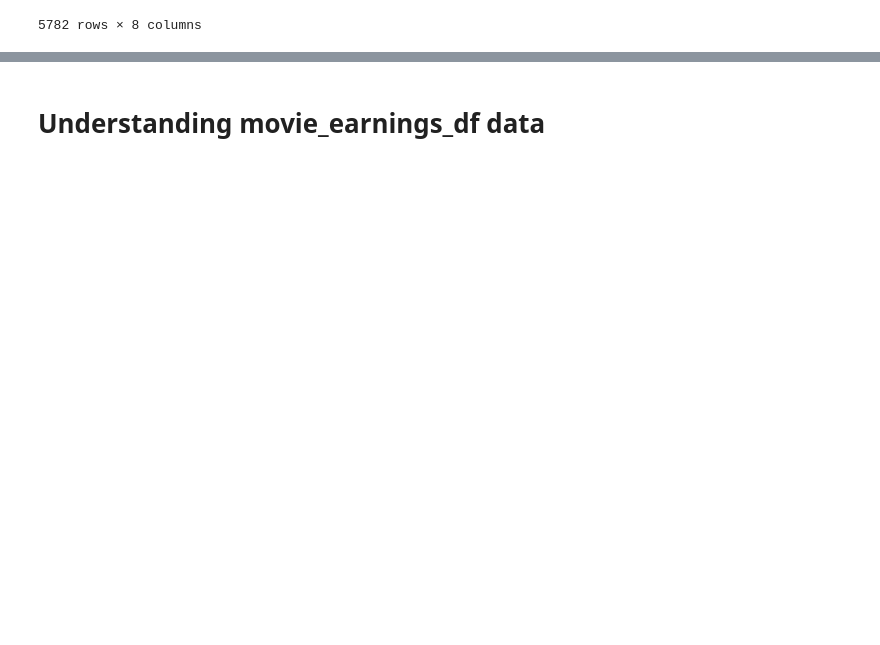
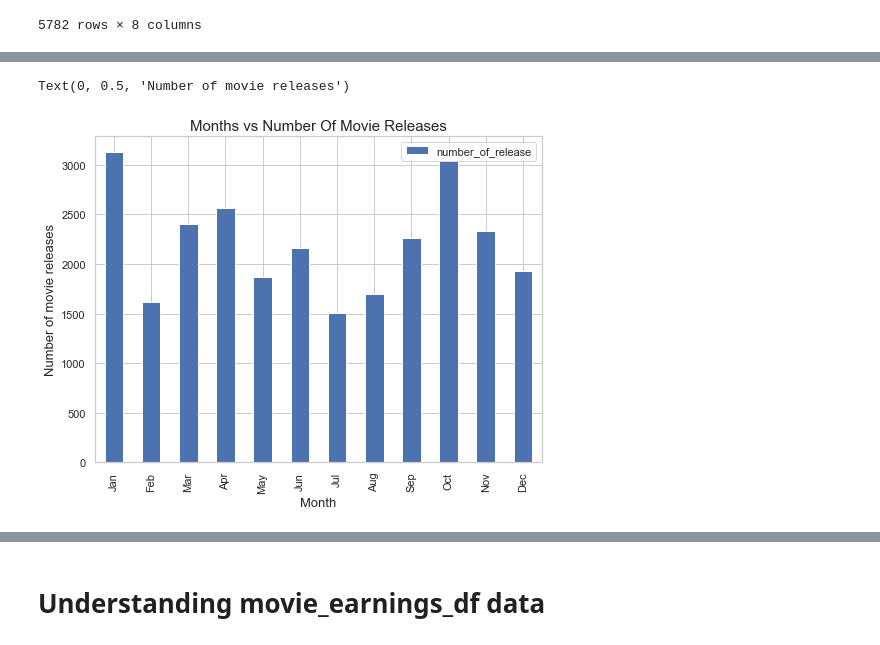
Before and after one commit to WendyMwiti/microsoft_movie_analysis, a Jupyter notebook: zippedData/Moviesmicrosoft.ipynb, the cells around one changed output, grey strips where cells are left out. Cells and saved outputs as stored; diff of their text form; code cells hidden in the pictures; blank space fills up the shorter version.

```diff
--- a/zippedData/Moviesmicrosoft.ipynb
+++ b/zippedData/Moviesmicrosoft.ipynb
@@ -453,0 +584,3 @@ plt.show()
+# %%
+#remove the columns that we will not be using in our analysis
+popularity_df.drop(['Unnamed: 0', 'genre_ids'], axis=1, inplace=True)
@@ -453,0 +591,4 @@ plt.show()
+# %%
+#changing releaase date format
+popularity_df['release_date']=pd.to_datetime(popularity_df['release_date'])
+popularity_df['release_date'].head()
@@ -453,0 +612,3 @@ plt.show()
+# %%
+number_of_release=popularity_df['release_date'].dt.month.value_counts().sort_index()
+number_of_release
@@ -454,3 +629,18 @@ plt.show()
+# %%
+months=['Jan','Feb','Mar','Apr','May','Jun','Jul','Aug','Sep','Oct','Nov','Dec']
+number_of_release = pd.DataFrame(number_of_release)
+number_of_release['month'] = months
+#change the column name of the new dataframe 'number_of_release'
+number_of_release.rename(columns = {'release_date':'number_of_release'},inplace=True)
+
+number_of_release.plot(x='month',kind='bar',fontsize = 11,figsize=(8,6))
+#set the labels and titles of the plot.
+plt.title('Months vs Number Of Movie Releases',fontsize = 15)
+plt.xlabel('Month',fontsize = 13)
+plt.ylabel('Number of movie releases',fontsize = 13)
+# %% [output]
+Text(0, 0.5, 'Number of movie releases')
+[figure, added]
 # %%
 movie_basics_df
 # %% [output]
```
Also changed, not shown: parts of 70 cells of this notebook.
